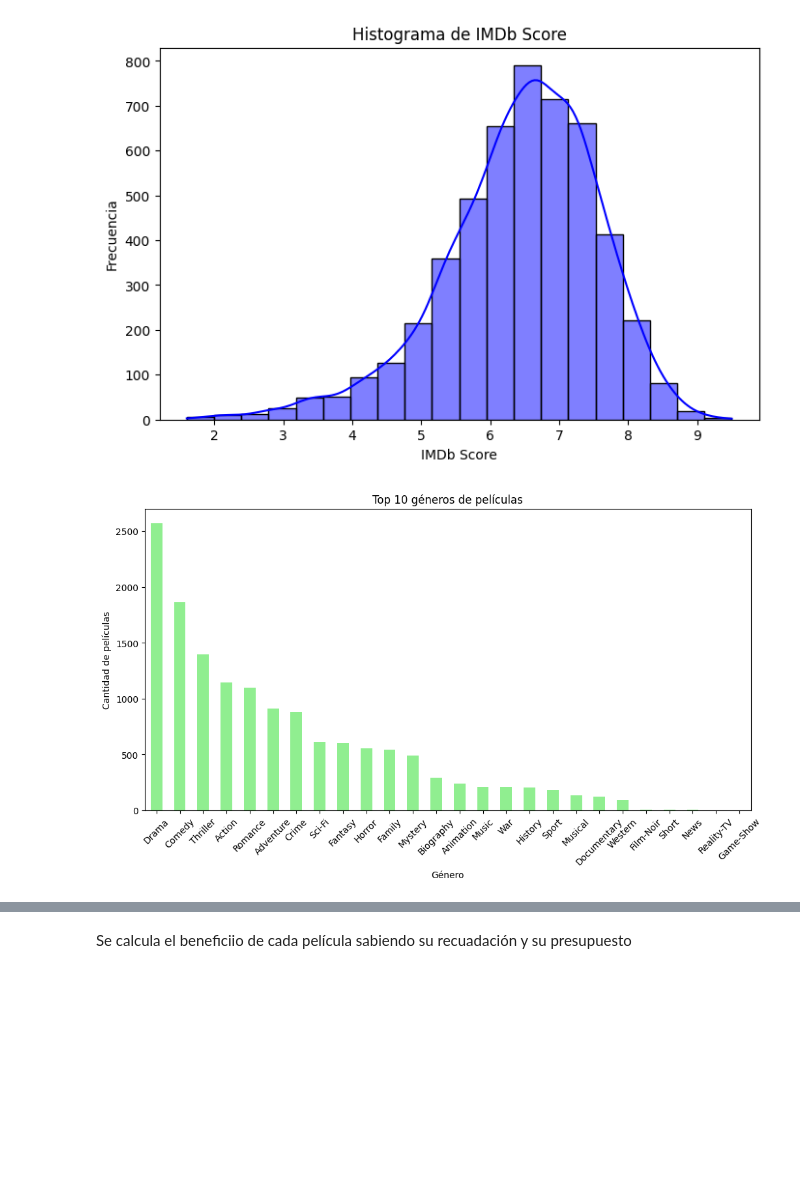
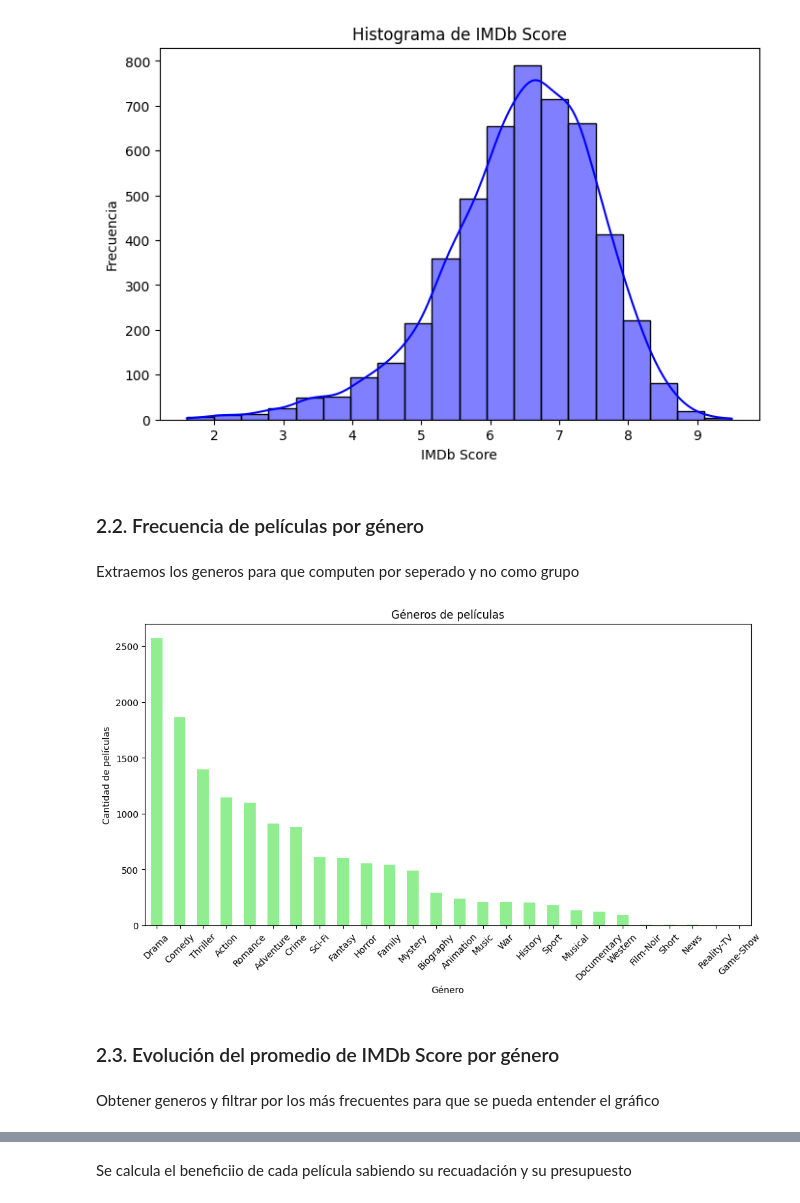
Before and after one commit to DCodePz/Evolve-Proyecto-1-EDA, a Jupyter notebook: notebooks/3_Visualización.ipynb, the cells around one changed output, grey strips where cells are left out. Cells and saved outputs as stored; diff of their text form; code cells hidden in the pictures; blank space fills up the shorter version.

```diff
--- a/notebooks/3_Visualización.ipynb
+++ b/notebooks/3_Visualización.ipynb
@@ -27,3 +29,7 @@ plt.ylabel("Frecuencia")
 plt.show()
 # %% [output]
 [figure]
+# %% [markdown]
+### 2.2. Frecuencia de películas por género
+# %% [markdown]
+Extraemos los generos para que computen por seperado y no como grupo
@@ -30,12 +38,10 @@ plt.show()
 # %%
-generos = df['Genres'].str.split('|').explode().value_counts()
-
 plt.figure(figsize=(12,6))
 generos.plot(kind='bar', color='lightgreen')
-plt.title('Top 10 géneros de películas')
+plt.title('Géneros de películas')
 plt.xlabel('Género')
 plt.ylabel('Cantidad de películas')
 plt.xticks(rotation=45)
 plt.show()
 # %% [output]
-[figure, old version]
+[figure, new version]
@@ -52 +48,5 @@ plt.show()
+# %% [markdown]
+### 2.3. Evolución del promedio de IMDb Score por género
+# %% [markdown]
+Obtener generos y filtrar por los más frecuentes para que se pueda entender el gráfico
 # %%
```
Also changed, not shown: parts of 11 cells of this notebook, 2 other files.
